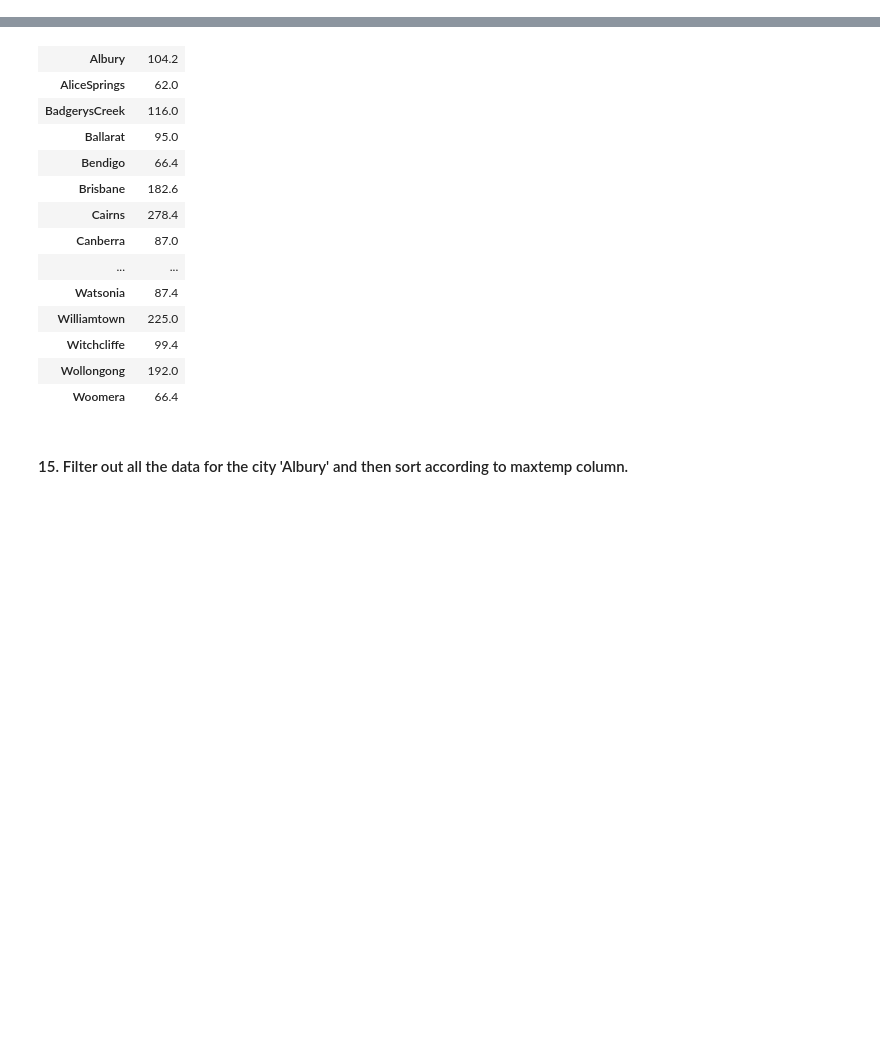
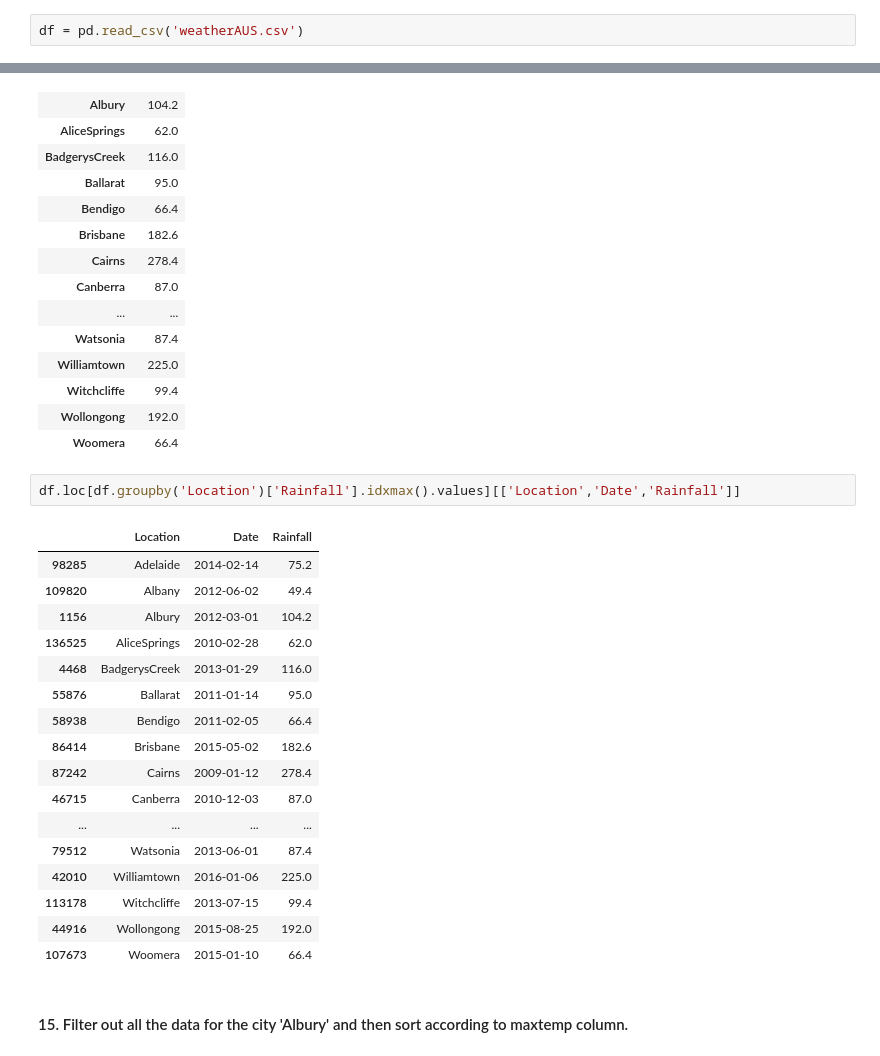
Before and after one commit to durmusayuksek/clarusway_projects_and_assignments, a Jupyter notebook: DAwPython-Team_Work-2.ipynb, the cells around one changed output, grey strips where cells are left out. Saved outputs shown, nothing was run; the diff lists cells and outputs as text; blank space fills up the shorter version.

```diff
--- a/DAwPython-Team_Work-2.ipynb
+++ b/DAwPython-Team_Work-2.ipynb
@@ -23,3 +21,5 @@ df = pd.read_csv('https://raw.githubusercontent.com/clarusway/DS-0921-Students-D
+# %%
+df = pd.read_csv('weatherAUS.csv')
 # %%
 data = df.copy()
 # %% [markdown]
@@ -288,6 +291,26 @@ data.groupby('Location')[['Rainfall']].max()
 | Witchcliffe | 99.4 |
 | Wollongong | 192.0 |
 | Woomera | 66.4 |
+# %%
+df.loc[df.groupby('Location')['Rainfall'].idxmax().values][['Location','Date','Rainfall']]
+# %% [output]
+|  | Location | Date | Rainfall |
+| 98285 | Adelaide | 2014-02-14 | 75.2 |
+| 109820 | Albany | 2012-06-02 | 49.4 |
+| 1156 | Albury | 2012-03-01 | 104.2 |
+| 136525 | AliceSprings | 2010-02-28 | 62.0 |
+| 4468 | BadgerysCreek | 2013-01-29 | 116.0 |
+| 55876 | Ballarat | 2011-01-14 | 95.0 |
+| 58938 | Bendigo | 2011-02-05 | 66.4 |
+| 86414 | Brisbane | 2015-05-02 | 182.6 |
+| 87242 | Cairns | 2009-01-12 | 278.4 |
+| 46715 | Canberra | 2010-12-03 | 87.0 |
+| ... | ... | ... | ... |
+| 79512 | Watsonia | 2013-06-01 | 87.4 |
+| 42010 | Williamtown | 2016-01-06 | 225.0 |
+| 113178 | Witchcliffe | 2013-07-15 | 99.4 |
+| 44916 | Wollongong | 2015-08-25 | 192.0 |
+| 107673 | Woomera | 2015-01-10 | 66.4 |
 # %% [markdown]
 #### 15.	Filter out all the data for the city 'Albury' and then sort according to maxtemp column.
 # %%
```
Also changed, not shown: parts of 6 cells of this notebook, 2 other files.
